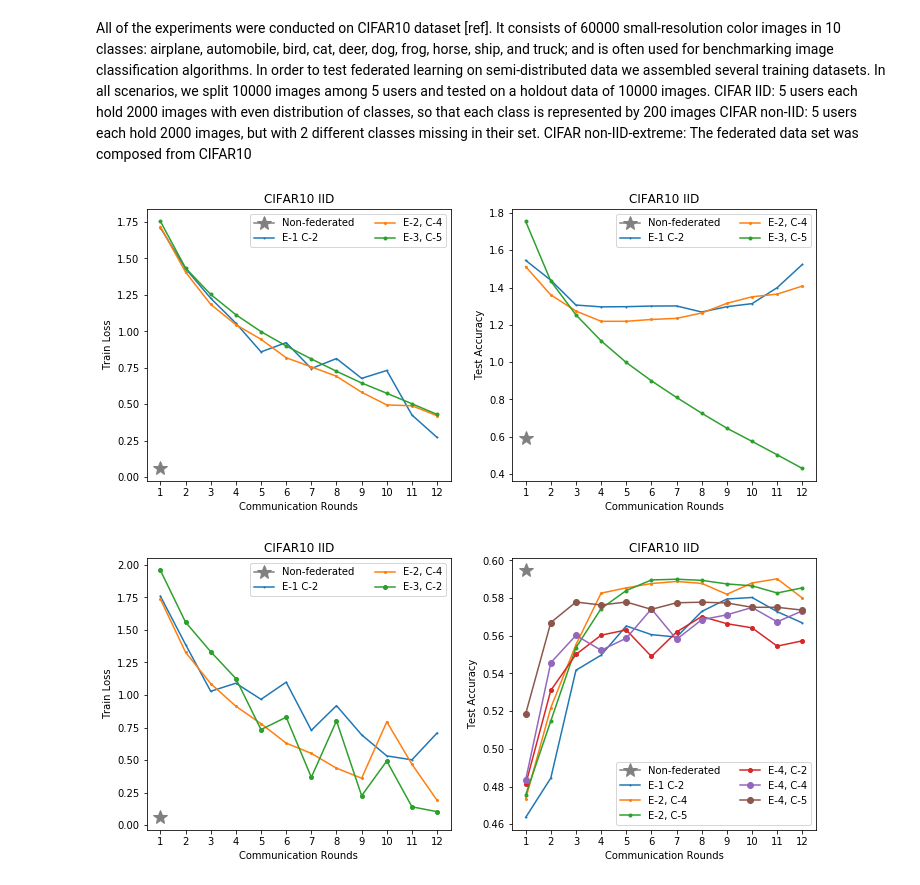
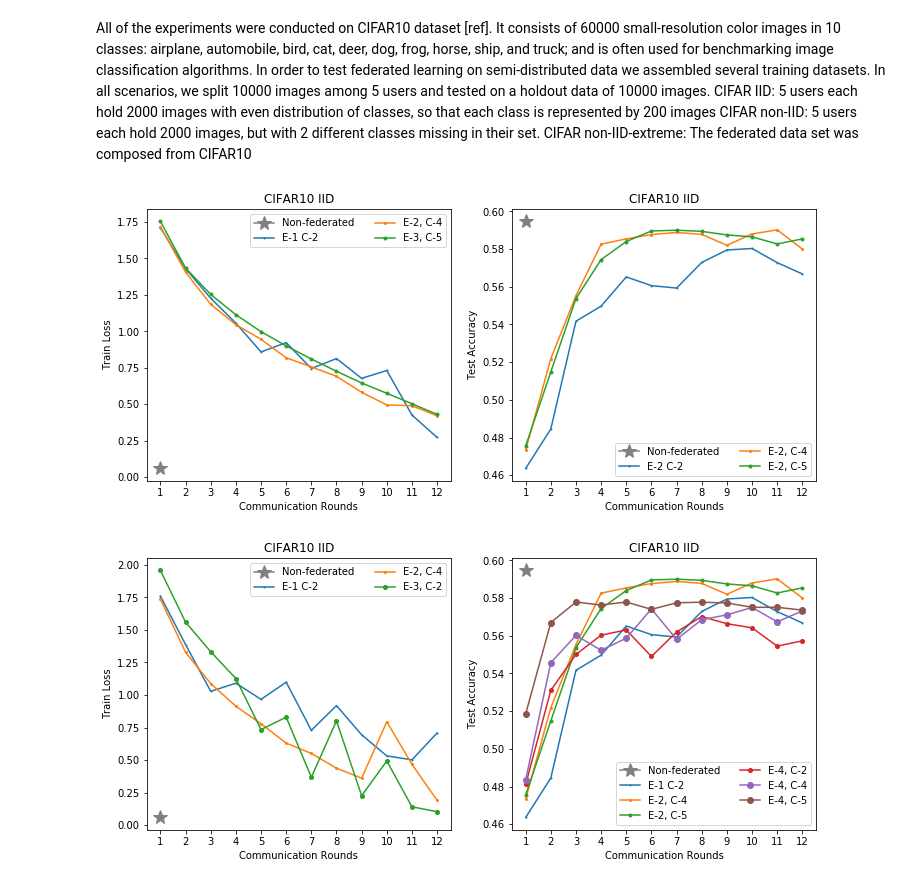
Before and after one commit to abogdanova/FedMed, a Jupyter notebook: Experiments.ipynb, the cells around one changed output. Cells and saved outputs as stored; diff of their text form; code cells hidden in the pictures.

```diff
--- a/Experiments.ipynb
+++ b/Experiments.ipynb
@@ -59,37 +59,37 @@ The federated data set was composed from CIFAR10
 # Exp 7 IID
 plt.figure(figsize=(12,5))
 
 plt.subplot(1,2,1)
 plt.plot(NFT, color="grey",  marker='*', markersize = 14, label="Non-federated")
 plt.plot(iE2C2Train, marker='o', label='E-1 C-2', markersize = 1)
 plt.plot(iE2C4Train, marker='o', label='E-2, C-4', markersize = 2)
 plt.plot(iE2C5Train, marker='o', label='E-3, C-5', markersize = 3)
 #plt.plot(iE3C4Train, marker='o', label='E-4', markersize = 4)
 #plt.plot(iE6C5Train, marker='o', label='E-6', markersize = 6)
 #plt.plot(iE12C5Train, marker='*', label='E-12', markersize = 8)
 plt.xticks(np.arange(1, 13, step=1))
 plt.ylabel('Train Loss')
 plt.xlabel('Communication Rounds')
 plt.title("CIFAR10 IID")
 plt.legend(ncol=2)
 
 plt.subplot(1,2,2)
 plt.plot(NFA, color="grey",  marker='*', markersize = 14, label="Non-federated")
-plt.plot(iE2C2Test, marker='o', label='E-1 C-2', markersize = 1)
-plt.plot(iE2C4Test, marker='o', label='E-2, C-4', markersize = 2)
-plt.plot(iE2C5Test, marker='o', label='E-3, C-5', markersize = 3)
+plt.plot(iE2C2Accuracy, marker='o', label='E-2 C-2', markersize = 1)
+plt.plot(iE2C4Accuracy, marker='o', label='E-2, C-4', markersize = 2)
+plt.plot(iE2C5Accuracy, marker='o', label='E-2, C-5', markersize = 3)
 #plt.plot(iE4C5Accuracy, marker='o', label='E-4', markersize = 4)
 #plt.plot(iE6C5Accuracy, marker='o', label='E-6', markersize = 6)
 #plt.plot(iE12C5Accuracy, marker='*', label='E-12', markersize = 8)
 plt.xticks(np.arange(1, 13, step=1))
 plt.ylabel('Test Accuracy')
 plt.xlabel('Communication Rounds')
 plt.title("CIFAR10 IID")
 plt.legend(ncol=2)
 
 plt.show()
 # %% [output]
-[figure, old version]
+[figure, new version]
 # %%
 # Exp 7 IID
 plt.figure(figsize=(12,5))
```
Also changed, not shown: parts of 1 cell of this notebook, 19 other files.
